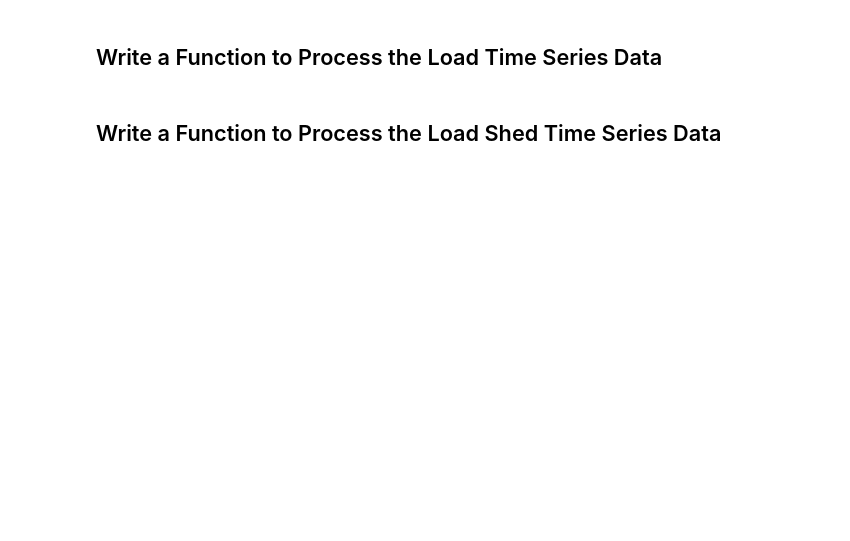
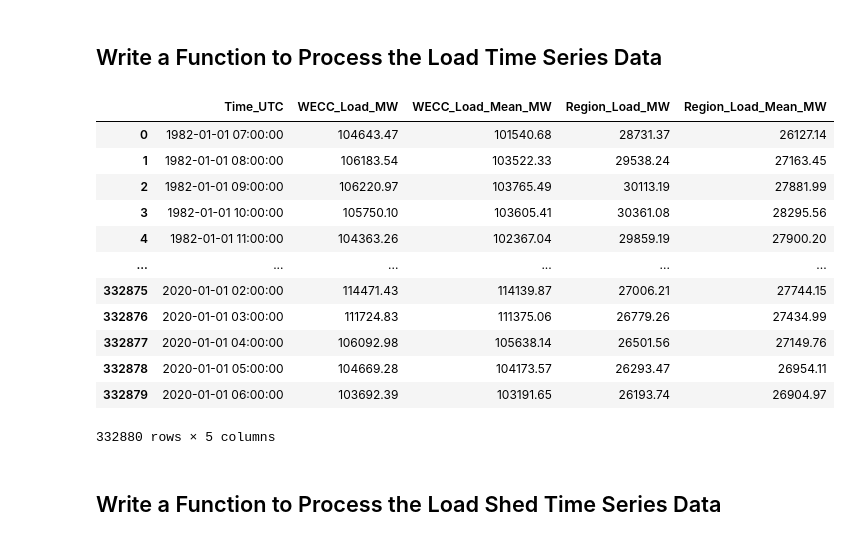
Before and after one commit to cdburley/burleyson-etal_2026_tbd, a Jupyter notebook: notebooks/process_integrated_time_series.ipynb, the cells around one changed output. Drawn from its saved outputs; the diff is of its cells as text; code cells hidden in the pictures; blank space fills up the shorter version.

```diff
--- a/notebooks/process_integrated_time_series.ipynb
+++ b/notebooks/process_integrated_time_series.ipynb
@@ -90,10 +132,24 @@ def process_load_time_series(load_data_dir: str, load_region: str):
     return output_df
 # %%
 # Test the function:
-load_df = process_load_time_series(load_data_dir = load_data_dir,
-                                   load_region = 'CA')
+load_df = process_load_time_series(gridview_data_dir = gridview_data_dir,
+                                   load_region = 'PNW')
 
 load_df
+# %% [output]
+|  | Time_UTC | WECC_Load_MW | WECC_Load_Mean_MW | Region_Load_MW | Region_Load_Mean_MW |
+| 0 | 1982-01-01 07:00:00 | 104643.47 | 101540.68 | 28731.37 | 26127.14 |
+| 1 | 1982-01-01 08:00:00 | 106183.54 | 103522.33 | 29538.24 | 27163.45 |
+| 2 | 1982-01-01 09:00:00 | 106220.97 | 103765.49 | 30113.19 | 27881.99 |
+| 3 | 1982-01-01 10:00:00 | 105750.10 | 103605.41 | 30361.08 | 28295.56 |
+| 4 | 1982-01-01 11:00:00 | 104363.26 | 102367.04 | 29859.19 | 27900.20 |
+| ... | ... | ... | ... | ... | ... |
+| 332875 | 2020-01-01 02:00:00 | 114471.43 | 114139.87 | 27006.21 | 27744.15 |
+| 332876 | 2020-01-01 03:00:00 | 111724.83 | 111375.06 | 26779.26 | 27434.99 |
+| 332877 | 2020-01-01 04:00:00 | 106092.98 | 105638.14 | 26501.56 | 27149.76 |
+| 332878 | 2020-01-01 05:00:00 | 104669.28 | 104173.57 | 26293.47 | 26954.11 |
+| 332879 | 2020-01-01 06:00:00 | 103692.39 | 103191.65 | 26193.74 | 26904.97 |
+332880 rows × 5 columns
 # %% [markdown]
 ## Write a Function to Process the Load Shed Time Series Data
 # %%
```
Also changed, not shown: parts of 7 cells of this notebook, 33 other files.
